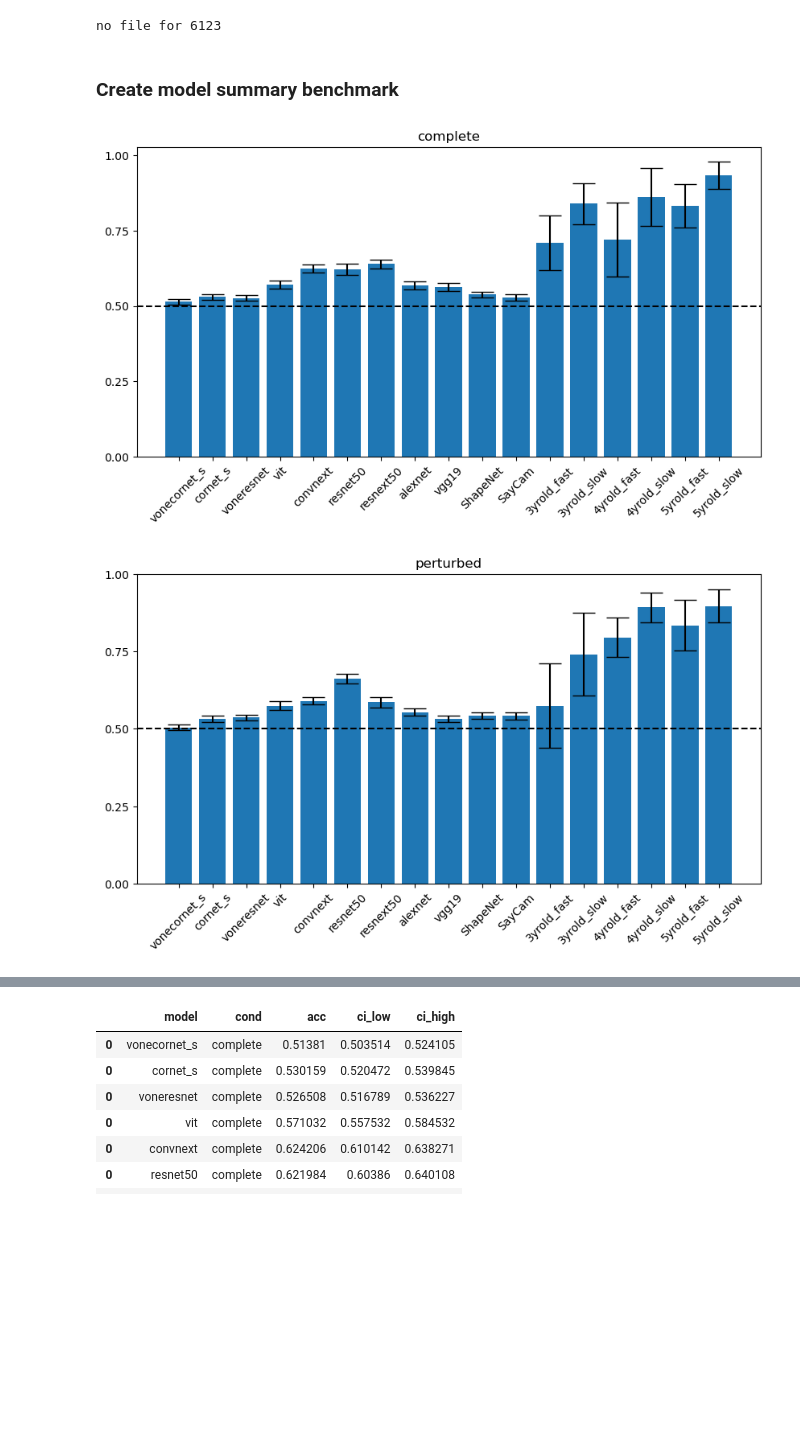
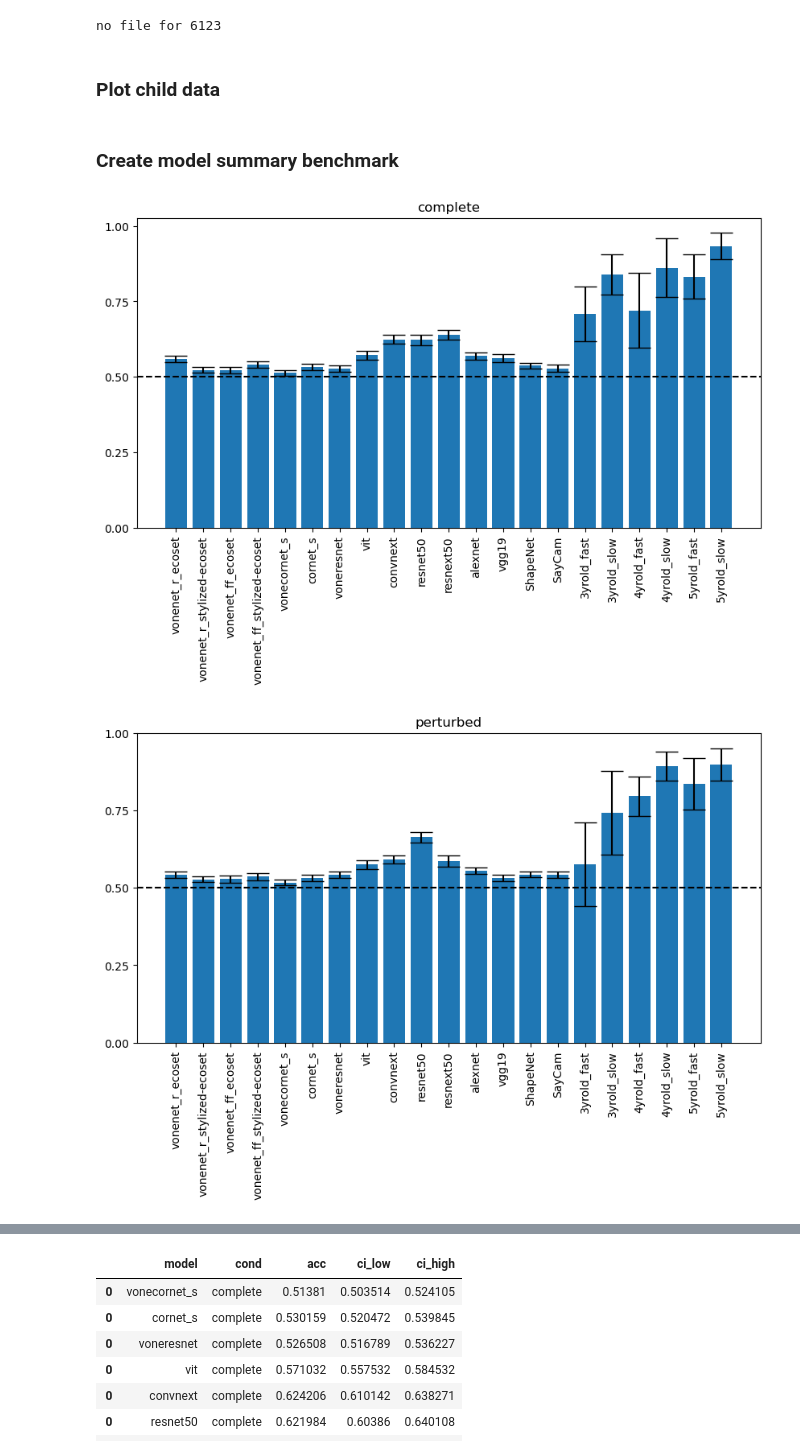
Before and after one commit to vayzenb/kornet, a Jupyter notebook: analyses/sub_analysis.ipynb, the cells around one changed output, grey strips where cells are left out. Cells and saved outputs as stored; diff of their text form; code cells hidden in the pictures; blank space fills up the shorter version.

Commit message:
add figures

```diff
--- a/analyses/sub_analysis.ipynb
+++ b/analyses/sub_analysis.ipynb
@@ -25,7 +27,8 @@ sub_info = sub_info[~sub_info['code'].isna()]
 sub_info = sub_info[sub_info['exclude'] != 1]
 
 
-benchmark_models = ['vonecornet_s','cornet_s','voneresnet', 'vit','convnext','resnet50','resnext50','alexnet','vgg19', 'ShapeNet','SayCam']
+benchmark_models = ['vonenet_r_ecoset','vonenet_r_stylized-ecoset','vonenet_ff_ecoset','vonenet_ff_stylized-ecoset',
+    'vonecornet_s','cornet_s','voneresnet', 'vit','convnext','resnet50','resnext50','alexnet','vgg19', 'ShapeNet','SayCam']
 
 conds = ['complete', 'perturbed','deleted']
 model_conds = ['Outline','Pert','IC']
@@ -195,3 +174,5 @@ sub_summary_wide['slow'] = sub_summary_wide[['acc_0.2', 'acc_0.25']].mean(axis =
 
 
 sub_summary_wide.to_csv(f'{results_dir}/sub_summary_wide.csv', index = False)
+# %% [markdown]
+### Plot child data
@@ -247,22 +250,22 @@ model_summary.to_csv(f'{results_dir}/model_summary.csv', index = False)
 # %%
 for cond in conds:
     #extract cond from model summary
     temp_model_summary = model_summary[model_summary['cond']==cond]
 
     #plot bar graph with CIs from model summary
     plt.figure(figsize = (10,5))
     plt.bar(temp_model_summary['model'], temp_model_summary['acc'], yerr = temp_model_summary['ci_high']-temp_model_summary['acc'], capsize = 10)
     #orient x-axis labels 45 degrees
-    plt.xticks(rotation=45)
+    plt.xticks(rotation=90)
 
     #add cond as title
     plt.title(cond)
 
     #add dotted line at .5
     plt.axhline(.5, linestyle = '--', color = 'black')
 
     #increment y axis by .25
     plt.yticks(np.arange(0, 1.25, .25))
 # %% [output]
-[figure, old version]
+[figure, new version]
-[figure, old version]
+[figure, new version]
```
Also changed, not shown: parts of 5 cells of this notebook, 2 other files.
